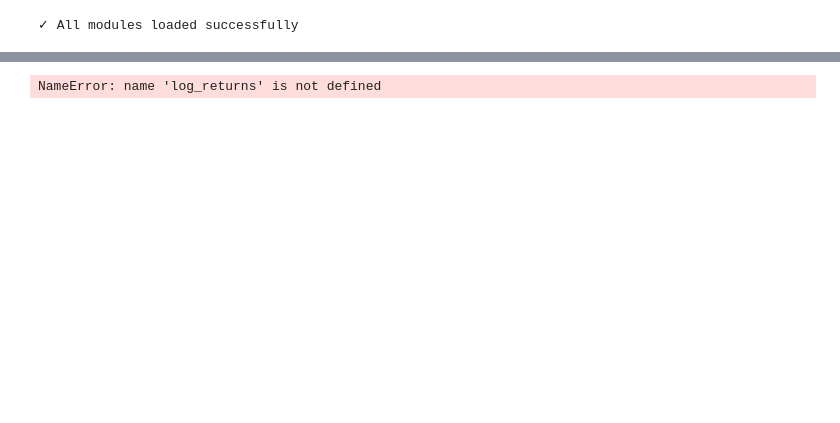
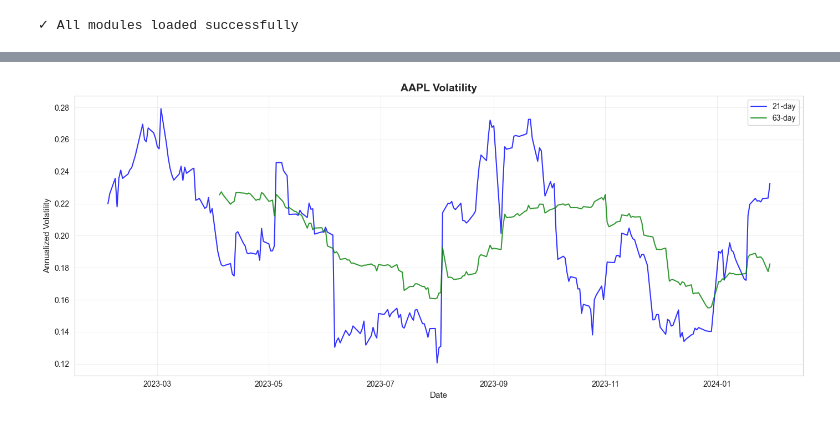
Before and after one commit to niytdv/quant-research-platform, a Jupyter notebook: notebooks/phase1_data_exploration.ipynb, the cells around one changed output, grey strips where cells are left out. Saved outputs shown, nothing was run; the diff lists cells and outputs as text; code cells hidden in the pictures; blank space fills up the shorter version.

```diff
--- a/notebooks/phase1_data_exploration.ipynb
+++ b/notebooks/phase1_data_exploration.ipynb
@@ -48,0 +20,22 @@ First 5 rows:
+# %%
+import yfinance as yf
+
+ticker = 'AAPL'
+print(f"Downloading {ticker}...")
+
+data = yf.download(ticker, start='2023-01-01', end='2024-01-31', progress=False)
+
+# Flatten MultiIndex
+if isinstance(data.columns, pd.MultiIndex):
+    data.columns = data.columns.get_level_values(0)
+
+print(f"✓ Downloaded {len(data)} rows")
+print(f"Columns: {data.columns.tolist()}")
+
+# FIX: Create 'Adj Close' if it doesn't exist
+if 'Adj Close' not in data.columns:
+    print("\n⚠️  'Adj Close' not found - using 'Close' instead")
+    data['Adj Close'] = data['Close']
+
+print(f"\nFinal columns: {data.columns.tolist()}")
+data.head()
@@ -131,6 +128,6 @@ NameError: name 'prices' is not defined
 # %%
-fig = viz.plot_volatility(log_returns, vol_windows=[21, 63, 252], title=f'{ticker} - Rolling Volatility')
+fig = viz.plot_volatility(log_returns, vol_windows=[21, 63], title=f'{ticker} Volatility')
 plt.show()
 # %% [output]
-NameError: name 'log_returns' is not defined
+[figure, added]
 # %%
```
Also changed, not shown: parts of 12 cells of this notebook, 1 other file.
